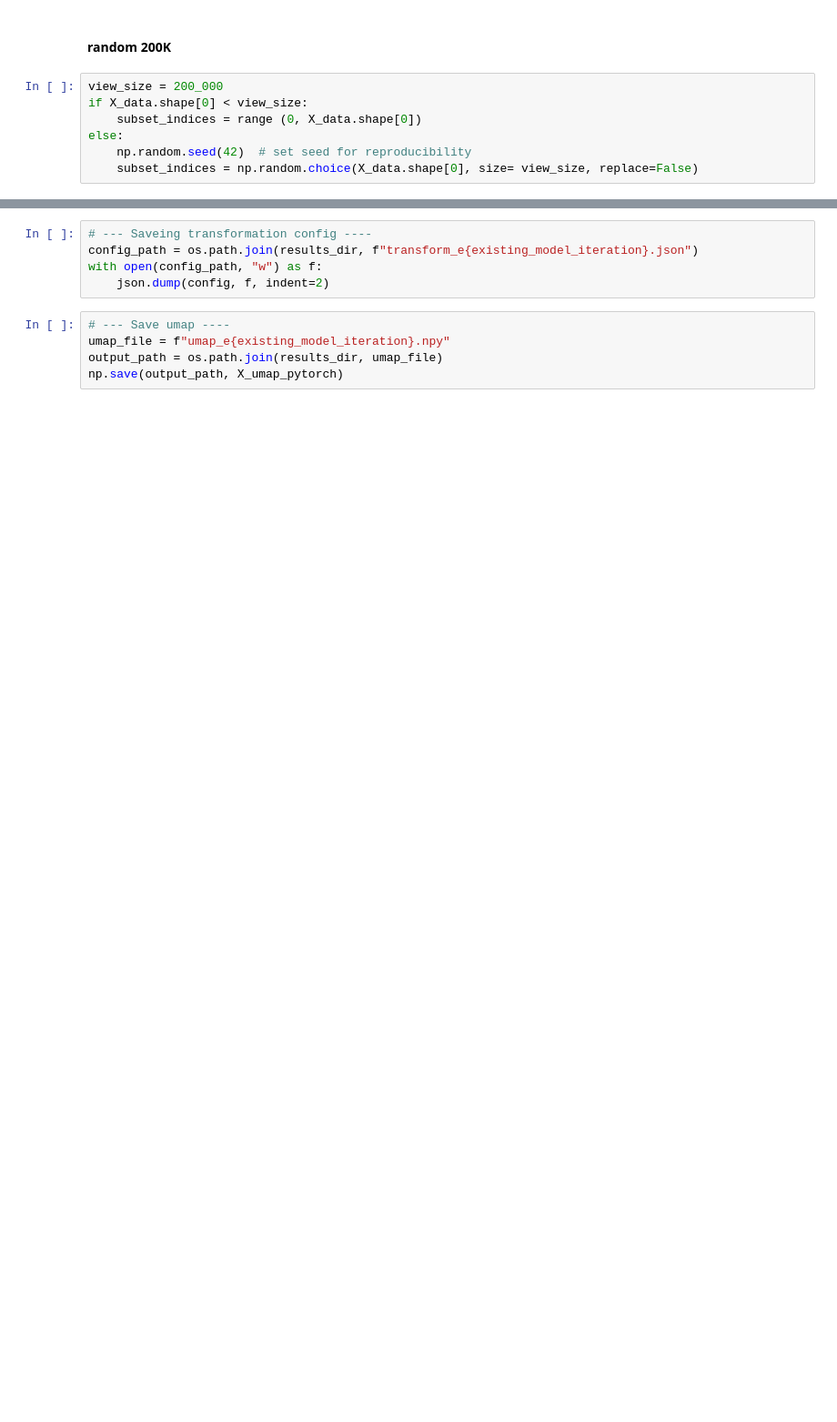
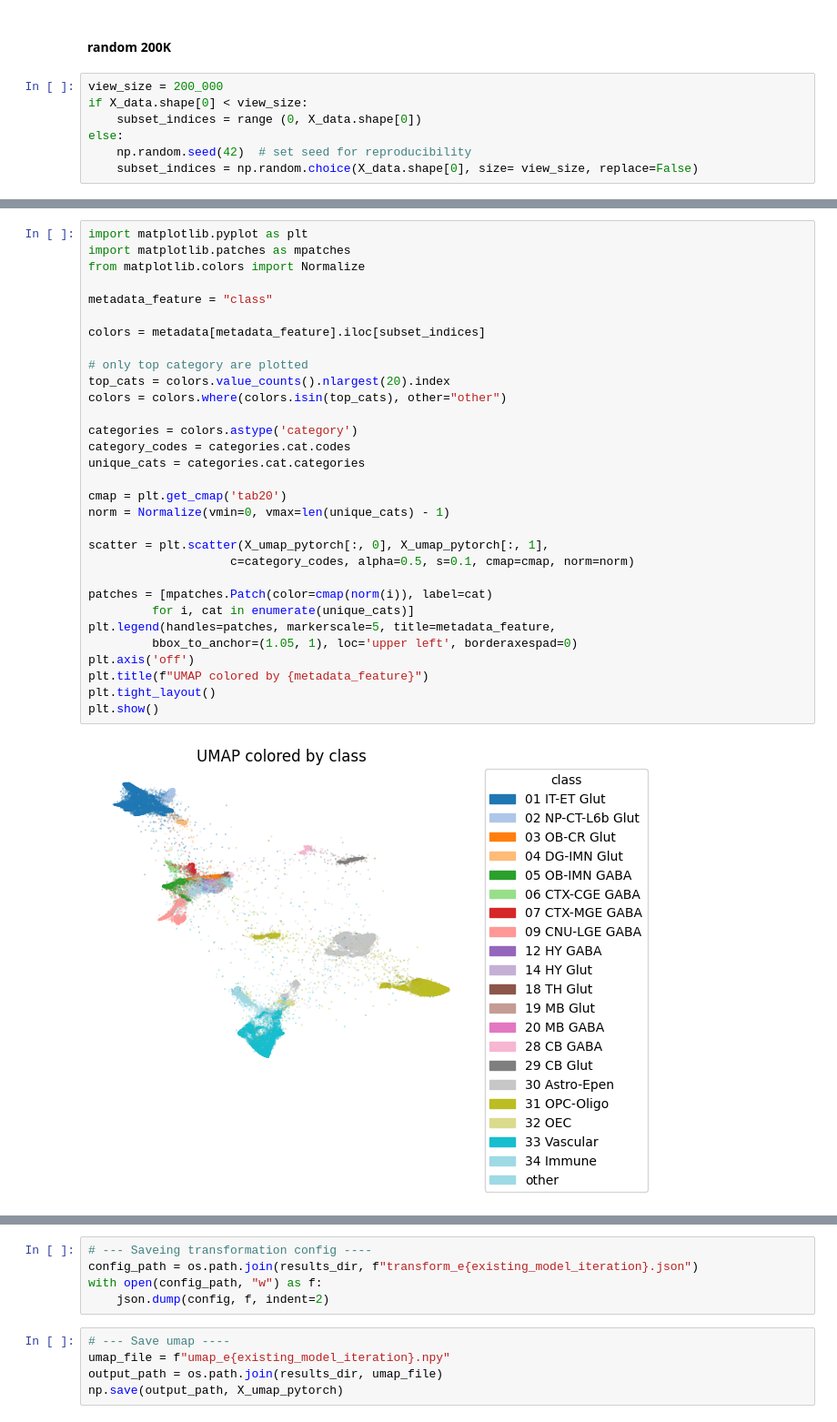
Before and after one commit to ucscBrainExplorer/FM_wrangling, a Jupyter notebook: 3_trainPUMAPmodel.ipynb, the cells around one changed output, grey strips where cells are left out. Shown at 91% size. Saved outputs shown, nothing was run; the diff lists cells and outputs as text; blank space fills up the shorter version.

```diff
--- a/3_trainPUMAPmodel.ipynb
+++ b/3_trainPUMAPmodel.ipynb
@@ -177,0 +181,33 @@ plt.show()
+# %%
+import matplotlib.pyplot as plt
+import matplotlib.patches as mpatches
+from matplotlib.colors import Normalize
+
+metadata_feature = "class"
+
+colors = metadata[metadata_feature].iloc[subset_indices]
+
+# only top category are plotted
+top_cats = colors.value_counts().nlargest(20).index
+colors = colors.where(colors.isin(top_cats), other="other")
+
+categories = colors.astype('category')
+category_codes = categories.cat.codes
+unique_cats = categories.cat.categories
+
+cmap = plt.get_cmap('tab20')
+norm = Normalize(vmin=0, vmax=len(unique_cats) - 1)
+
+scatter = plt.scatter(X_umap_pytorch[:, 0], X_umap_pytorch[:, 1],
+                    c=category_codes, alpha=0.5, s=0.1, cmap=cmap, norm=norm)
+
+patches = [mpatches.Patch(color=cmap(norm(i)), label=cat)
+         for i, cat in enumerate(unique_cats)]
+plt.legend(handles=patches, markerscale=5, title=metadata_feature,
+         bbox_to_anchor=(1.05, 1), loc='upper left', borderaxespad=0)
+plt.axis('off')
+plt.title(f"UMAP colored by {metadata_feature}")
+plt.tight_layout()
+plt.show()
+# %% [output]
+[figure, new version]
```
Also changed, not shown: parts of 21 cells of this notebook, 5 other files.
